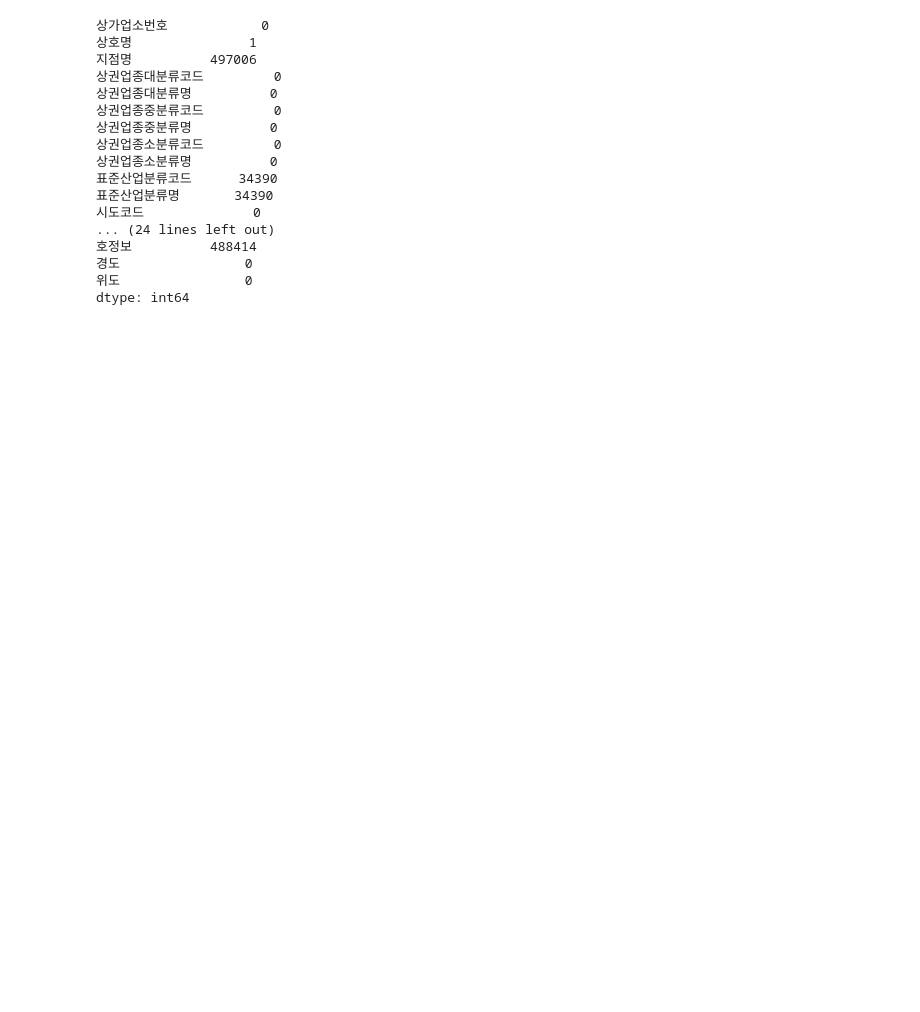
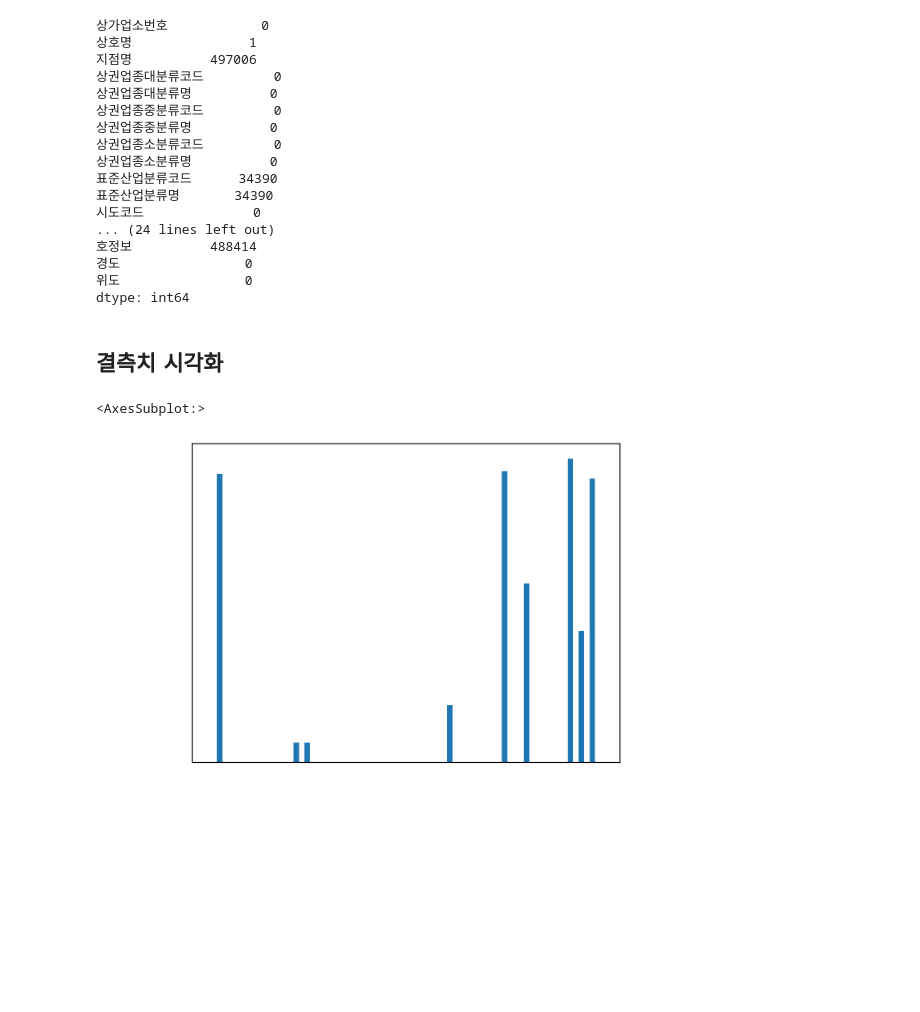
Before and after one commit to Junohera/PythonBasic2021, a Jupyter notebook: 02_DataAnalysis/13_Merchant.ipynb, the cells around one changed output. Cells and saved outputs as stored; diff of their text form; code cells hidden in the pictures; blank space fills up the shorter version.

```diff
--- a/02_DataAnalysis/13_Merchant.ipynb
+++ b/02_DataAnalysis/13_Merchant.ipynb
@@ -5,9 +20,11 @@ import matplotlib.pyplot as plt
 import seaborn as sns
 
 pd.options.display.max_columns = 40
-plt.rcParams['figure.figsize'] = [40, 16] # 전역으로 차트의 크기 설정
+plt.rcParams['figure.figsize'] = [40, 20] # 전역으로 차트의 크기 설정
 def setTick():
     plt.tick_params(colors='white', which='both', labelsize=20)
+
+plt.style.use('default')
 
 from IPython.display import set_matplotlib_formats
 plt.rc("font", family="Malgun Gothic")
@@ -66,3 +87,13 @@ n
 경도                0
 위도                0
 dtype: int64
+# %% [markdown]
+## 결측치 시각화
+# %%
+setTick()
+
+# 결측치의 시각화
+n.plot.bar()
+# %% [output]
+<AxesSubplot:>
+[figure, added]
```
Also changed, not shown: parts of 55 cells of this notebook, 2 other files.
